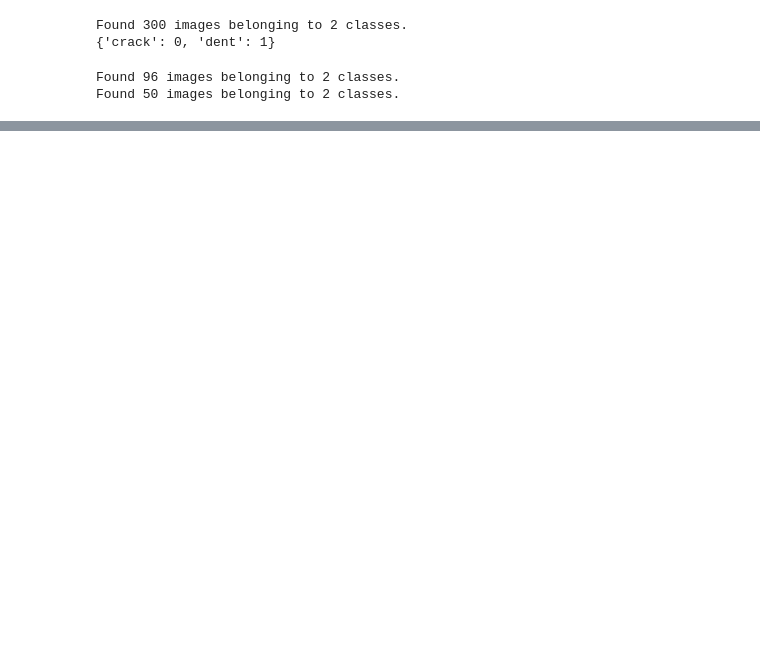
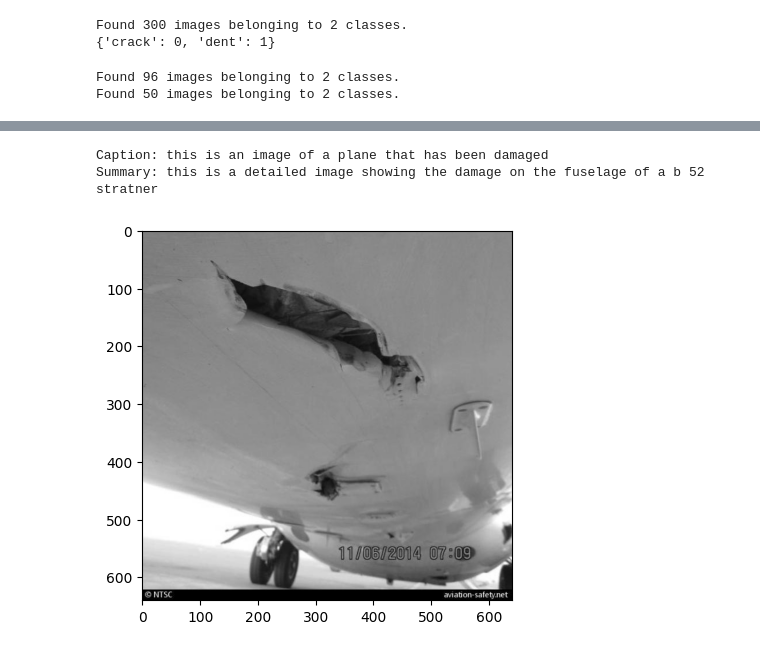
Before and after one commit to Daniel-Lawless/VGG16-BLIP-Damage-Detection, a Jupyter notebook: aircraft_damage_classification_and_captioning.ipynb, the cells around one changed output, grey strips where cells are left out. Saved outputs shown, nothing was run; the diff lists cells and outputs as text; code cells hidden in the pictures; blank space fills up the shorter version.

```diff
--- a/aircraft_damage_classification_and_captioning.ipynb
+++ b/aircraft_damage_classification_and_captioning.ipynb
@@ -248,0 +240,5 @@ visualizer.test_model_on_image(test_generator=test_generator, model=model, num_t
+# %%
+# Let's load the processor and BLIP model from the hugging face hub from the transformers' library.
+# The BlipProcessor handles the preprocessing of images and text. It converts images to a format the BLIP model understands.
+processor = BlipProcessor.from_pretrained("Salesforce/blip-image-captioning-base")
+model = TFBlipForConditionalGeneration.from_pretrained("Salesforce/blip-image-captioning-base")
@@ -248,0 +250,30 @@ visualizer.test_model_on_image(test_generator=test_generator, model=model, num_t
+# %%
+# Initialise Blip model.
+blip_layer = BlipCaptionSummaryLayer(processor=processor, model=model)
+# %%
+# In your Jupyter Notebook
+from tensorflow.keras.preprocessing import image
+import numpy as np
+
+# Define the image path
+image_path = tf.constant(r"aircraft_damage_dataset_v1\test\crack\147_2_JPG_jpg.rf.802b0015783a68295804fba0280b0917.jpg")
+
+# Plot the image.
+img = plt.imread(r"aircraft_damage_dataset_v1\test\crack\147_2_JPG_jpg.rf.802b0015783a68295804fba0280b0917.jpg")
+plt.imshow(img)
+
+# Define tasks
+task_caption = tf.constant("caption")
+task_summary = tf.constant("summary")
+
+# retrieve the generated caption and summary from the blip model
+caption = blip_layer(image_path, task_caption)
+summary = blip_layer(image_path, task_summary)
+
+# Print the final, decoded results
+print(f"Caption: {caption.numpy().decode('utf-8')}")
+print(f"Summary: {summary.numpy().decode('utf-8')}")
+# %% [output]
+Caption: this is an image of a plane that has been damaged
+Summary: this is a detailed image showing the damage on the fuselage of a b 52 stratner
+[figure, added]
```
Also changed, not shown: parts of 10 cells of this notebook, 1 other file.
